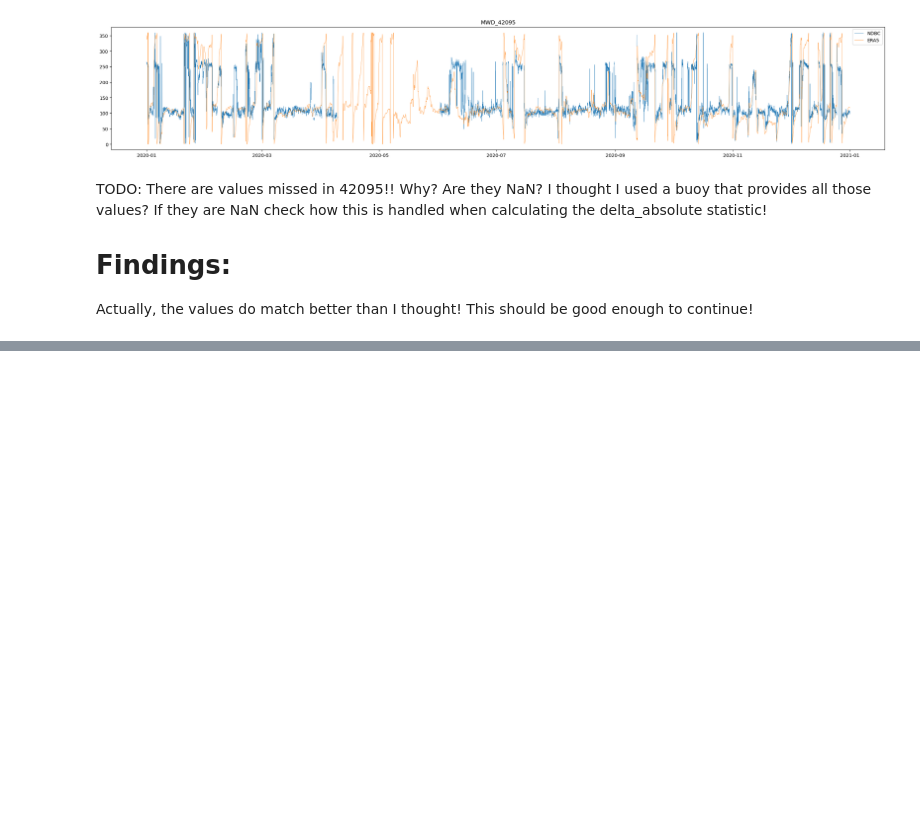
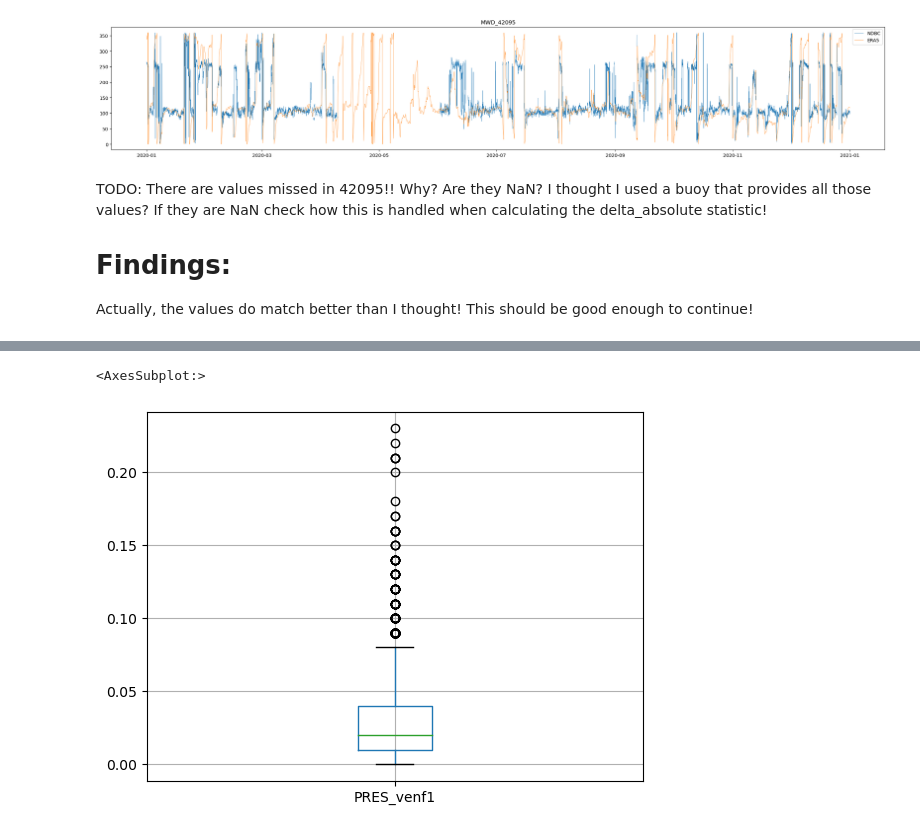
Before and after one commit to elsandner/Master_Project, a Jupyter notebook: ERA5/ERA5_single_location_with_Library.ipynb, the cells around one changed output, grey strips where cells are left out. Saved outputs shown, nothing was run; the diff lists cells and outputs as text; code cells hidden in the pictures; blank space fills up the shorter version.

```diff
--- a/ERA5/ERA5_single_location_with_Library.ipynb
+++ b/ERA5/ERA5_single_location_with_Library.ipynb
@@ -549,0 +539,5 @@ Actually, the values do match better than I thought! This should be good enough
+# %%
+delta_relative.boxplot(column=f"PRES_{STATION_ID_1}")
+# %% [output]
+<AxesSubplot:>
+[figure, added]
```
Also changed, not shown: parts of 18 cells of this notebook, 7 other files.
